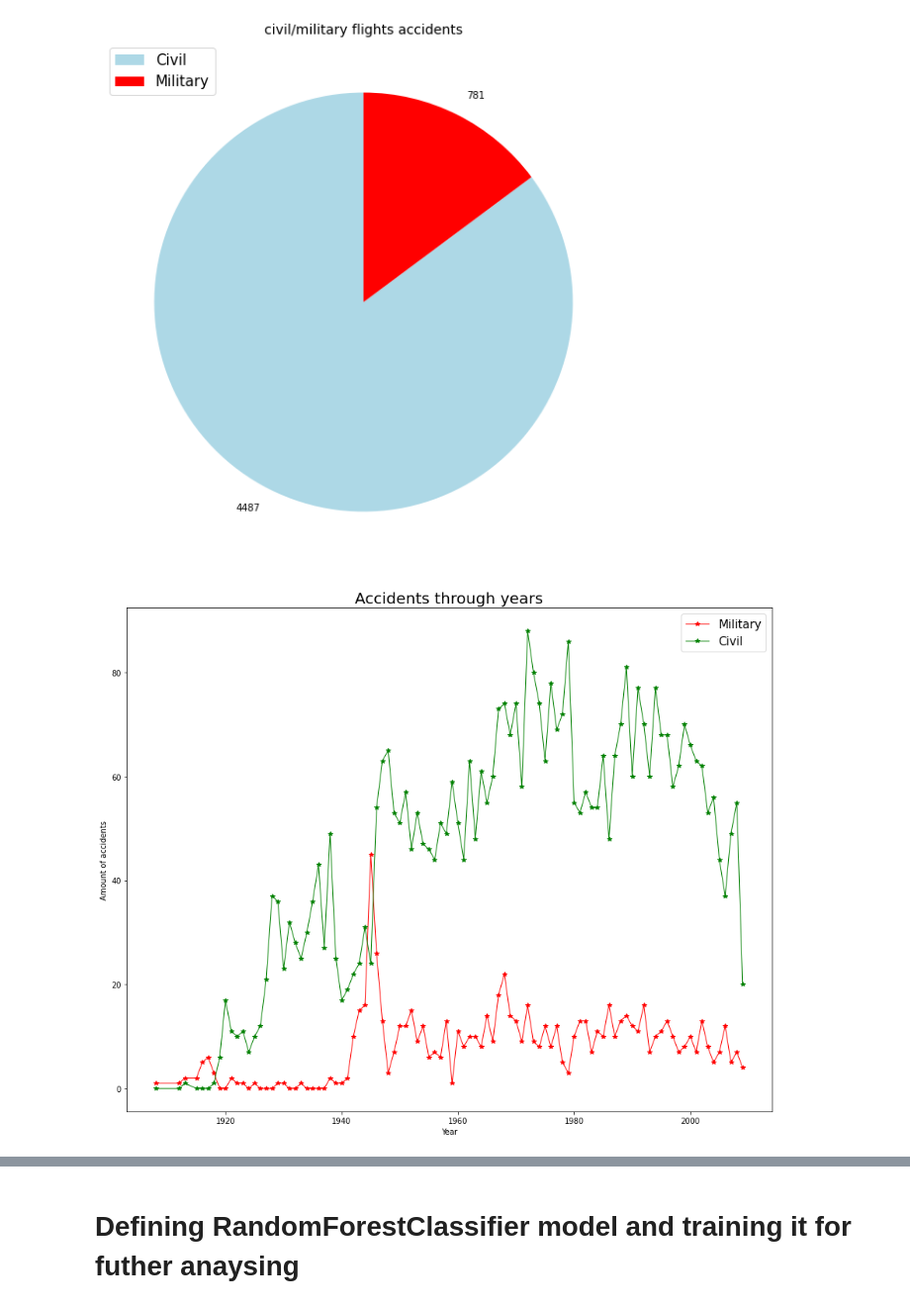
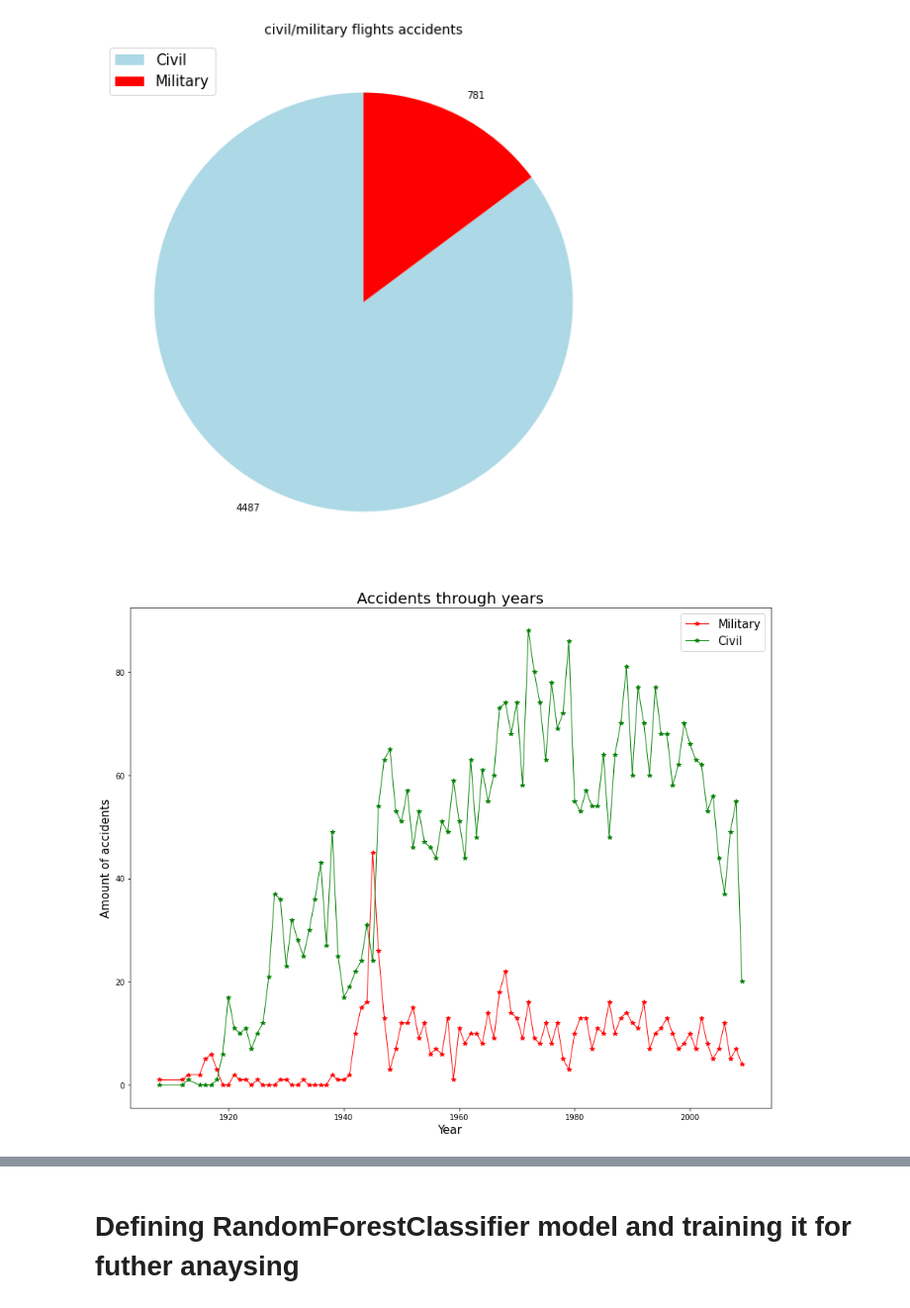
Before and after one commit to ToxaRyd/ItDS_project, a Jupyter notebook: Project.ipynb, the cells around one changed output, grey strips where cells are left out. Shown at 99% size. Drawn from its saved outputs; the diff is of its cells as text; code cells hidden in the pictures.

```diff
--- a/Project.ipynb
+++ b/Project.ipynb
@@ -184,14 +181,14 @@ plt.show()
 # %%
 #@title Accidents through years
 plt.figure(figsize=(15, 12))
 
 plt.plot(plt_dd.index, 'Military', data=plt_dd, color='red', marker = "*", linewidth=1)
 plt.plot(plt_dd.index, 'Civil', data=plt_dd, color='green', marker = "*", linewidth=1)
 
 plt.legend(fontsize=15)
-plt.xlabel('Year', fontsize=10)
-plt.ylabel('Amount of accidents', fontsize=10)
+plt.xlabel('Year', fontsize=15)
+plt.ylabel('Amount of accidents', fontsize=15)
 plt.title('Accidents through years', fontsize=20)
 plt.show()
 # %% [output]
-[figure, old version]
+[figure, new version]
```
Also changed, not shown: parts of 8 cells of this notebook.
